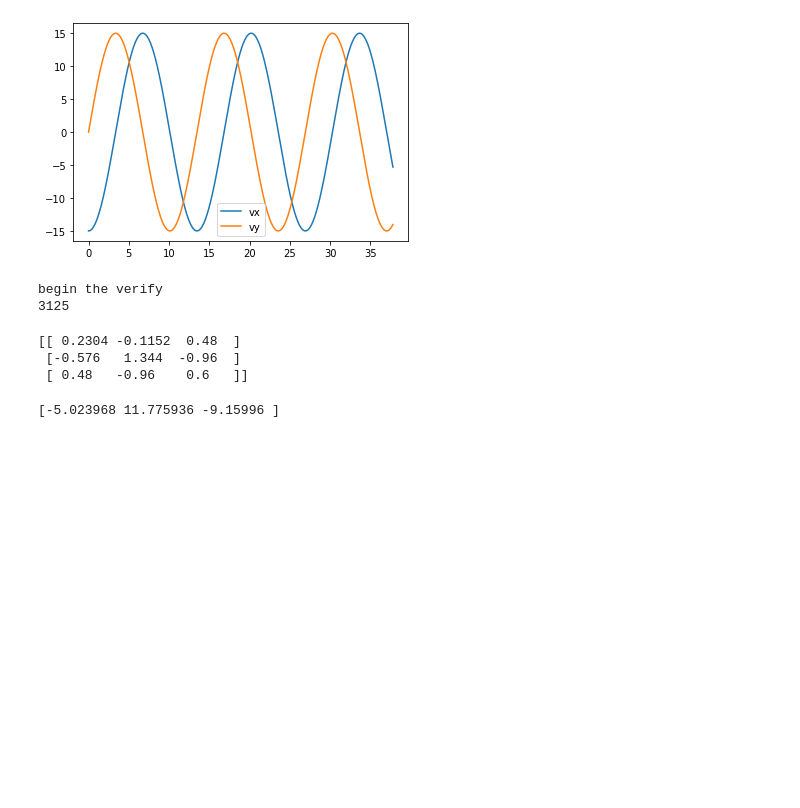
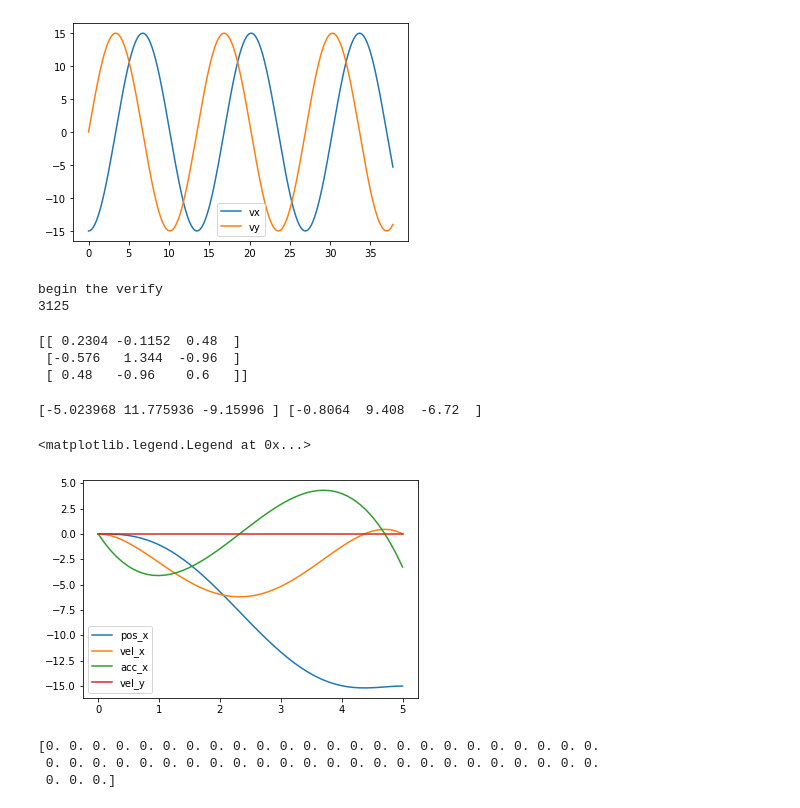
Before and after one commit to QishuaiLiu/obstacle_avoidance, a Jupyter notebook: Untitled.ipynb, the cells around one changed output. Drawn from its saved outputs; the diff is of its cells as text; code cells hidden in the pictures; blank space fills up the shorter version.

Commit message:
Test for x state ok, problems with y state.

```diff
--- a/Untitled.ipynb
+++ b/Untitled.ipynb
@@ -101,10 +101,39 @@ print(coef)
  [-0.576   1.344  -0.96  ]
  [ 0.48   -0.96    0.6   ]]
 # %%
-final_state_x = np.array([-15, 0, -3.2666]);
-result_coef_x = coef.dot(final_state)
+final_state_x = np.array([-15, 0, -3.2666])  ## initial values for x and y
 final_state_y = np.array([0, 7, 0]);
 
-print(result)
+result_coef_x = coef.dot(final_state_x)   ## the costate for the optimal control
+result_coef_y = coef.dot(final_state_y)
+print(result_coef_x, result_coef_y)
 # %% [output]
-[-5.023968 11.775936 -9.15996 ]
+[-5.023968 11.775936 -9.15996 ] [-0.8064  9.408  -6.72  ]
+# %%
+time = np.arange(0, 5.1, 0.1)
+
+state_x = np.zeros((3, len(time)))
+state_y = np.zeros((3, len(time)))
+for i in range(len(time)):
+    state_coef = np.array([[1/120 * time[i]**5, 1/24 * time[i]**4, 1/6 * time[i]**3],
+                          [1/24 * time[i]**4, 1/6 * time[i]**3, 1/2 * time[i]**2],
+                          [1/6 * time[i]**3, 1/2 * time[i]**2, time[i]]])
+    state_x[:,i] = state_coef.dot(result_coef_x)
+    state_y[:,i] = state_coef.dot(result_coef_y)
+# %%
+plt.plot(time, state_x[0,:], label="pos_x")
+plt.plot(time, state_x[1,:], label="vel_x")
+plt.plot(time, state_x[2,:], label='acc_x')
+# plt.plot(time, state_y[0,:], label="pos_y")
+plt.plot(time, state_y[1,:], label='vel_y')
+# plt.plot(time, state_y[2,:], label='acc_y')
+plt.legend()
+# %% [output]
+<matplotlib.legend.Legend at 0x...>
+[figure, added]
+# %%
+print(state_y[1,:])
+# %% [output]
+[0. 0. 0. 0. 0. 0. 0. 0. 0. 0. 0. 0. 0. 0. 0. 0. 0. 0. 0. 0. 0. 0. 0. 0.
+ 0. 0. 0. 0. 0. 0. 0. 0. 0. 0. 0. 0. 0. 0. 0. 0. 0. 0. 0. 0. 0. 0. 0. 0.
+ 0. 0. 0.]
```
Also changed, not shown: parts of 1 cell of this notebook.
